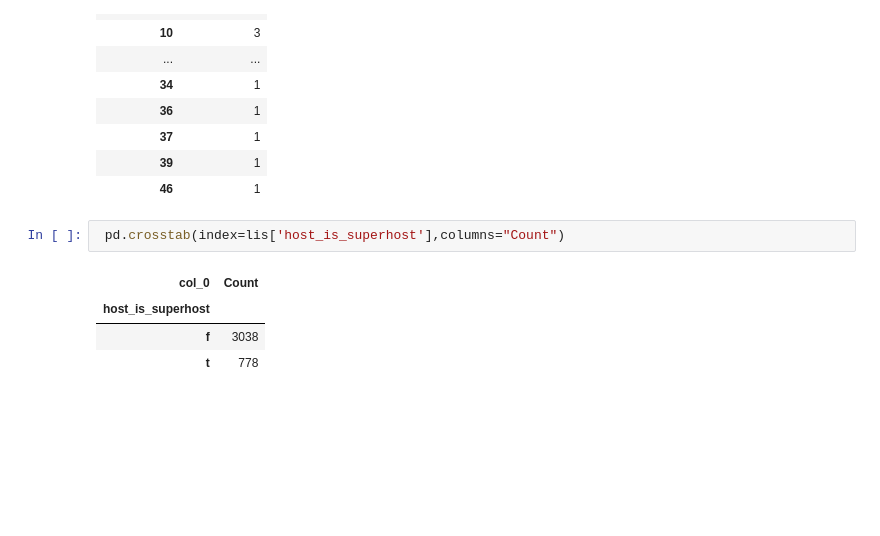
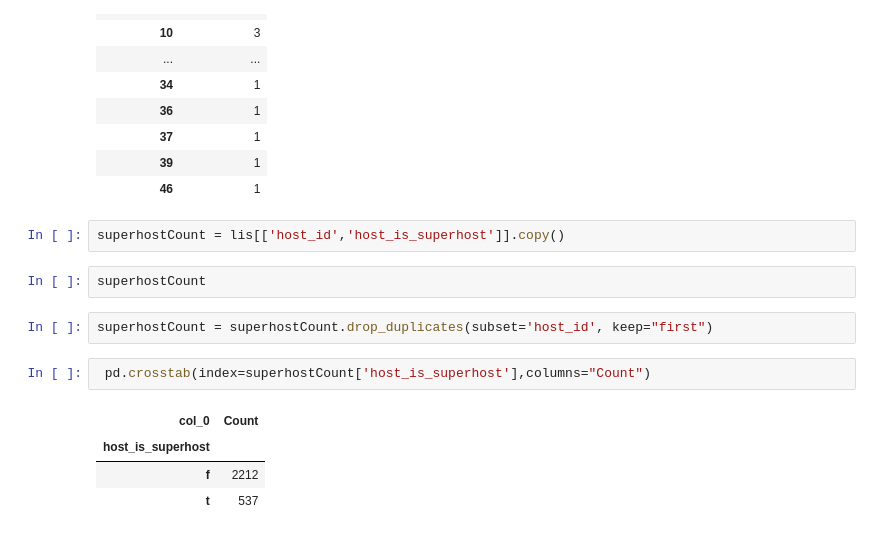
Before and after one commit to emilymoreland-mst/IST5520_G3, a Jupyter notebook: IST 5520 M1 Revised.ipynb, the cells around one changed output. Cells and saved outputs as stored; diff of their text form; blank space fills up the shorter version.

```diff
--- a/IST 5520 M1 Revised.ipynb
+++ b/IST 5520 M1 Revised.ipynb
@@ -668,10 +668,16 @@ hostId
 | 37 | 1 |
 | 39 | 1 |
 | 46 | 1 |
+# %%
+superhostCount = lis[['host_id','host_is_superhost']].copy()
+# %%
+superhostCount
+# %%
+superhostCount = superhostCount.drop_duplicates(subset='host_id', keep="first")
 # %%
- pd.crosstab(index=lis['host_is_superhost'],columns="Count")
+ pd.crosstab(index=superhostCount['host_is_superhost'],columns="Count")
 # %% [output]
 | col_0 | Count |
 | host_is_superhost |  |
-| f | 3038 |
-| t | 778 |
+| f | 2212 |
+| t | 537 |
```
Also changed, not shown: parts of 1 cell of this notebook.
